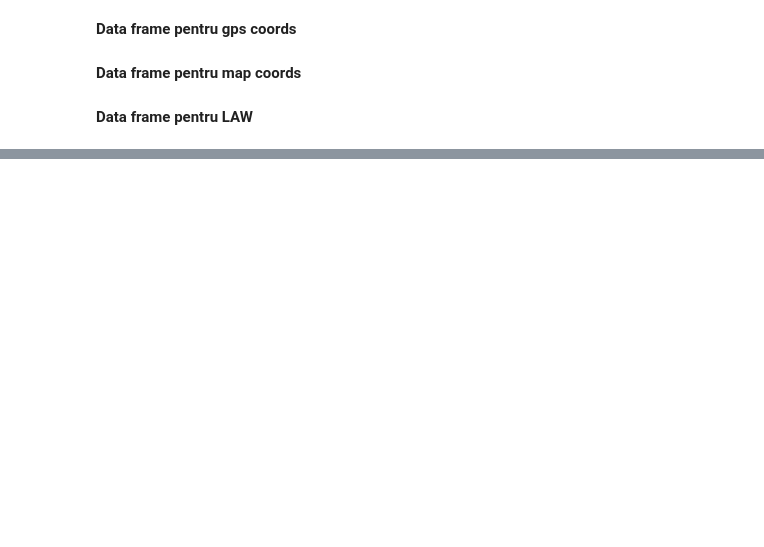
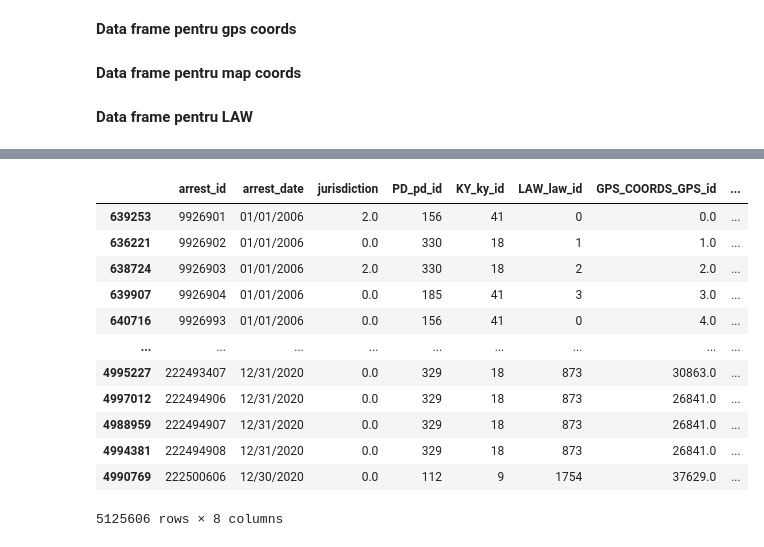
Before and after one commit to StoianAlinBogdan/ProiectInternship, a Jupyter notebook: Proiect_Ingestion.ipynb, the cells around one changed output, grey strips where cells are left out. Drawn from its saved outputs; the diff is of its cells as text; code cells hidden in the pictures; blank space fills up the shorter version.

```diff
--- a/Proiect_Ingestion.ipynb
+++ b/Proiect_Ingestion.ipynb
@@ -156,0 +801,8 @@ SQL_INSERT_STATEMENT_FROM_DATAFRAME(law_data, 'LAW', 'insert_law.sql')
+# %%
+helper_df = pd.DataFrame()
+helper_df['a'] = []
+helper_df['b'] = []
+helper_df['c'] = []
+helper_df['a'] = df['X_COORD_CD']
+helper_df['b'] = df['Y_COORD_CD']
+helper_df
@@ -156,0 +823,5 @@ SQL_INSERT_STATEMENT_FROM_DATAFRAME(law_data, 'LAW', 'insert_law.sql')
+# %%
+helper_map = {}
+for index, row in map_data.iterrows():
+    helper_map[(row['x'], row['y'])] = row['map_id']
+helper_map
@@ -156,0 +846,5 @@ SQL_INSERT_STATEMENT_FROM_DATAFRAME(law_data, 'LAW', 'insert_law.sql')
+# %%
+c = []
+for index, row in helper_df.iterrows():
+    c.append(helper_map[(row['a'], row['b'])])
+c
@@ -156,0 +869,3 @@ SQL_INSERT_STATEMENT_FROM_DATAFRAME(law_data, 'LAW', 'insert_law.sql')
+# %%
+helper_df['c'] = c
+helper_df
@@ -156,0 +886,17 @@ SQL_INSERT_STATEMENT_FROM_DATAFRAME(law_data, 'LAW', 'insert_law.sql')
+# %%
+arrests_df['MAP_COORDS_map_id'] = helper_df['c']
+arrests_df
+# %% [output]
+|  | arrest_id | arrest_date | jurisdiction | PD_pd_id | KY_ky_id | LAW_law_id | GPS_COORDS_GPS_id | ... |
+| 639253 | 9926901 | 01/01/2006 | 2.0 | 156 | 41 | 0 | 0.0 | ... |
+| 636221 | 9926902 | 01/01/2006 | 0.0 | 330 | 18 | 1 | 1.0 | ... |
+| 638724 | 9926903 | 01/01/2006 | 2.0 | 330 | 18 | 2 | 2.0 | ... |
+| 639907 | 9926904 | 01/01/2006 | 0.0 | 185 | 41 | 3 | 3.0 | ... |
+| 640716 | 9926993 | 01/01/2006 | 0.0 | 156 | 41 | 0 | 4.0 | ... |
+| ... | ... | ... | ... | ... | ... | ... | ... | ... |
+| 4995227 | 222493407 | 12/31/2020 | 0.0 | 329 | 18 | 873 | 30863.0 | ... |
+| 4997012 | 222494906 | 12/31/2020 | 0.0 | 329 | 18 | 873 | 26841.0 | ... |
+| 4988959 | 222494907 | 12/31/2020 | 0.0 | 329 | 18 | 873 | 26841.0 | ... |
+| 4994381 | 222494908 | 12/31/2020 | 0.0 | 329 | 18 | 873 | 26841.0 | ... |
+| 4990769 | 222500606 | 12/30/2020 | 0.0 | 112 | 9 | 1754 | 37629.0 | ... |
+5125606 rows × 8 columns
```
Also changed, not shown: parts of 58 cells of this notebook, 23 other files.
